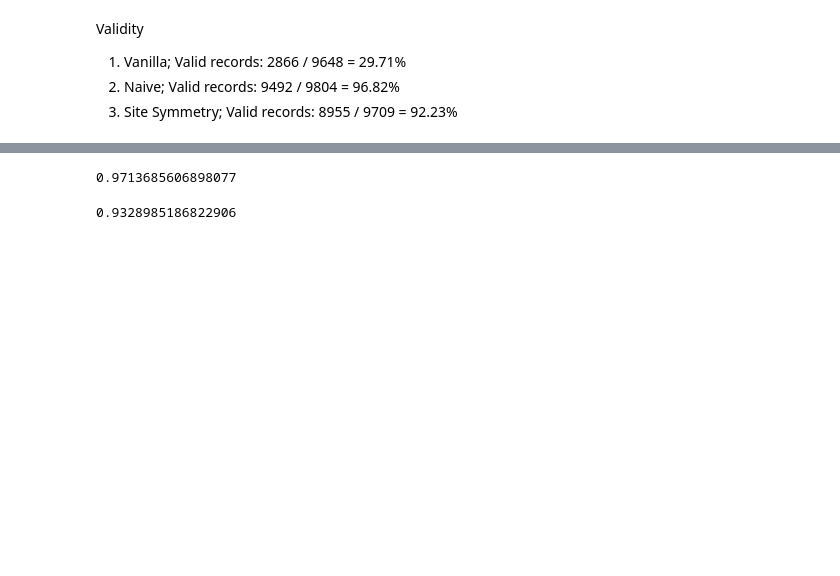
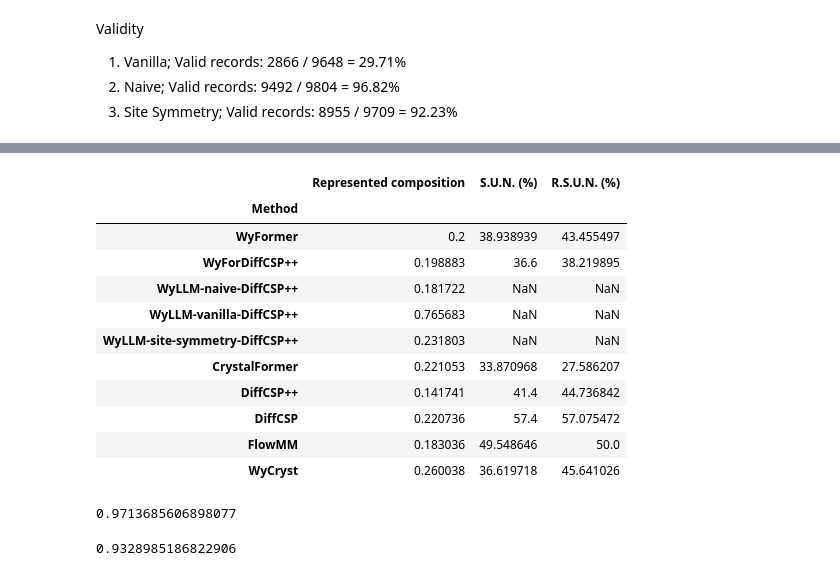
Before and after one commit to kedhip/WyckoffTransformer, a Jupyter notebook: MP_20_paper_eval.ipynb, the cells around one changed output, grey strips where cells are left out. Cells and saved outputs as stored; diff of their text form; code cells hidden in the pictures; blank space fills up the shorter version.

```diff
--- a/MP_20_paper_eval.ipynb
+++ b/MP_20_paper_eval.ipynb
@@ -194,3 +238,18 @@ WyCryst unique: 994 / 994 = 1.0
+# %%
+table.loc[:, ["Represented composition", "S.U.N. (%)", "R.S.U.N. (%)"]]
+# %% [output]
+|  | Represented composition | S.U.N. (%) | R.S.U.N. (%) |
+| Method |  |  |  |
+| WyFormer | 0.2 | 38.938939 | 43.455497 |
+| WyForDiffCSP++ | 0.198883 | 36.6 | 38.219895 |
+| WyLLM-naive-DiffCSP++ | 0.181722 | NaN | NaN |
+| WyLLM-vanilla-DiffCSP++ | 0.765683 | NaN | NaN |
+| WyLLM-site-symmetry-DiffCSP++ | 0.231803 | NaN | NaN |
+| CrystalFormer | 0.221053 | 33.870968 | 27.586207 |
+| DiffCSP++ | 0.141741 | 41.4 | 44.736842 |
+| DiffCSP | 0.220736 | 57.4 | 57.075472 |
+| FlowMM | 0.183036 | 49.548646 | 50.0 |
+| WyCryst | 0.260038 | 36.619718 | 45.641026 |
 # %%
 all_datasets[('split', 'test')].data.apply(evaluation.novelty.record_to_anonymous_fingerprint, axis=1).isin(train_w_template_set).mean()
 # %% [output]
```
Also changed, not shown: parts of 8 cells of this notebook, 10 other files.
